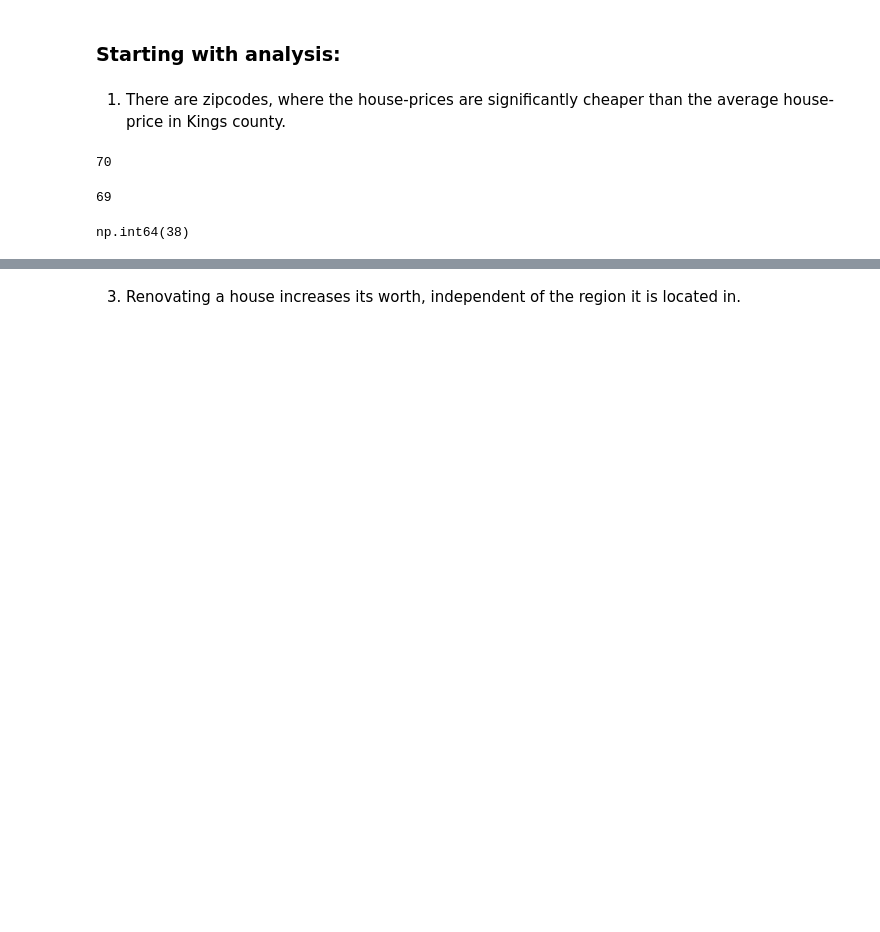
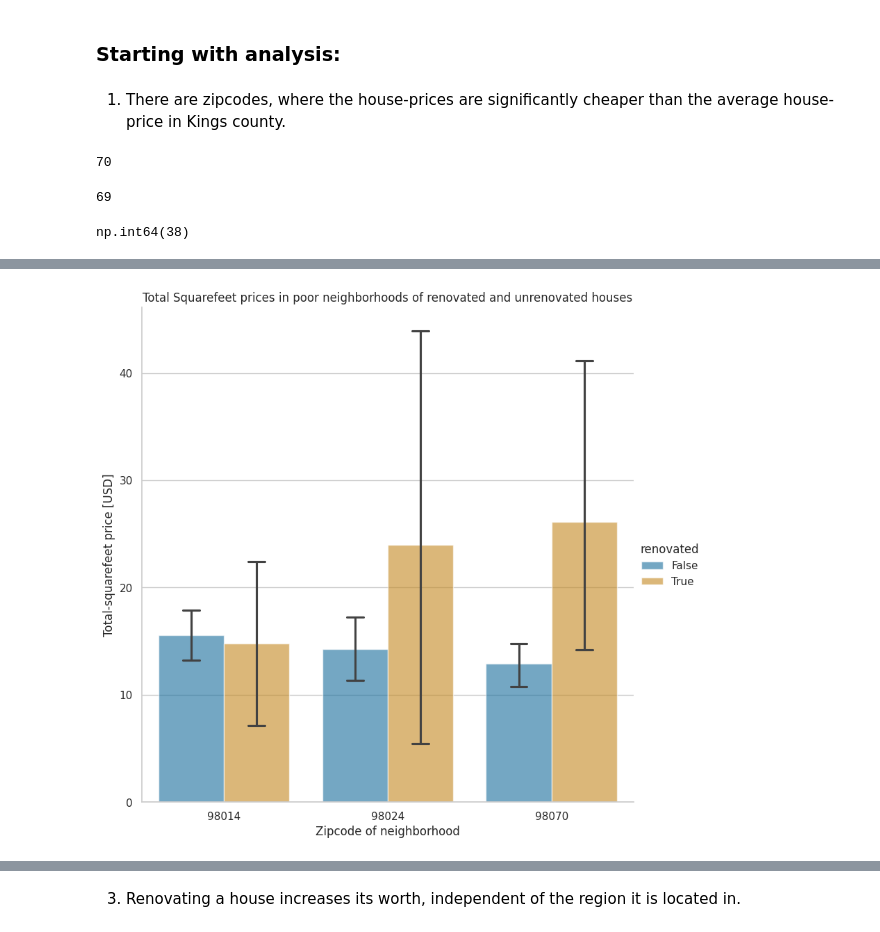
Before and after one commit to TheScieeentist/EDA_Project_RealEstate, a Jupyter notebook: EDA.ipynb, the cells around one changed output, grey strips where cells are left out. Drawn from its saved outputs; the diff is of its cells as text; code cells hidden in the pictures; blank space fills up the shorter version.

```diff
--- a/EDA.ipynb
+++ b/EDA.ipynb
@@ -577,0 +547,13 @@ sns.boxplot(data=df_poor, x='yr_renovated', y='price')
+# %%
+# same question, different fokus in the plot. Now I directly compare renovated vs. unrenovated in the zipcodes:
+fig_sqprice_renovated_bar = (sns.catplot(
+                            data=df_poor, kind="bar",
+                            x="zipcode", y="total_sqft_price", hue="renovated",
+                            errorbar=('ci', 95), palette="colorblind", alpha=.6, height=8, capsize=.2),
+        plt.title("Total Squarefeet prices in poor neighborhoods of renovated and unrenovated houses"),
+        plt.xlabel('Zipcode of neighborhood'),
+        plt.ylabel('Total-squarefeet price [USD]'))
+
+plt.savefig("fig_sqprice_renovated_bar", dpi=300)
+# %% [output]
+[figure, added]
```
Also changed, not shown: parts of 54 cells of this notebook, 8 other files.
